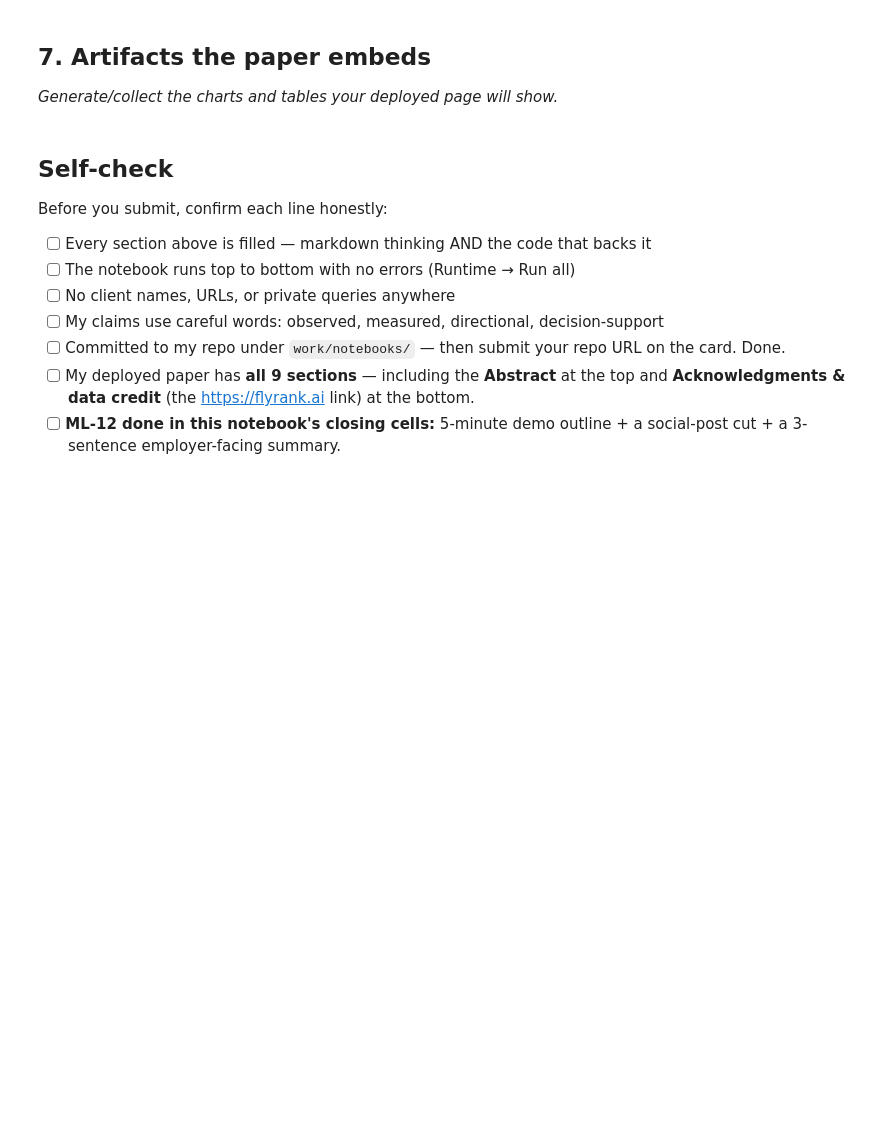
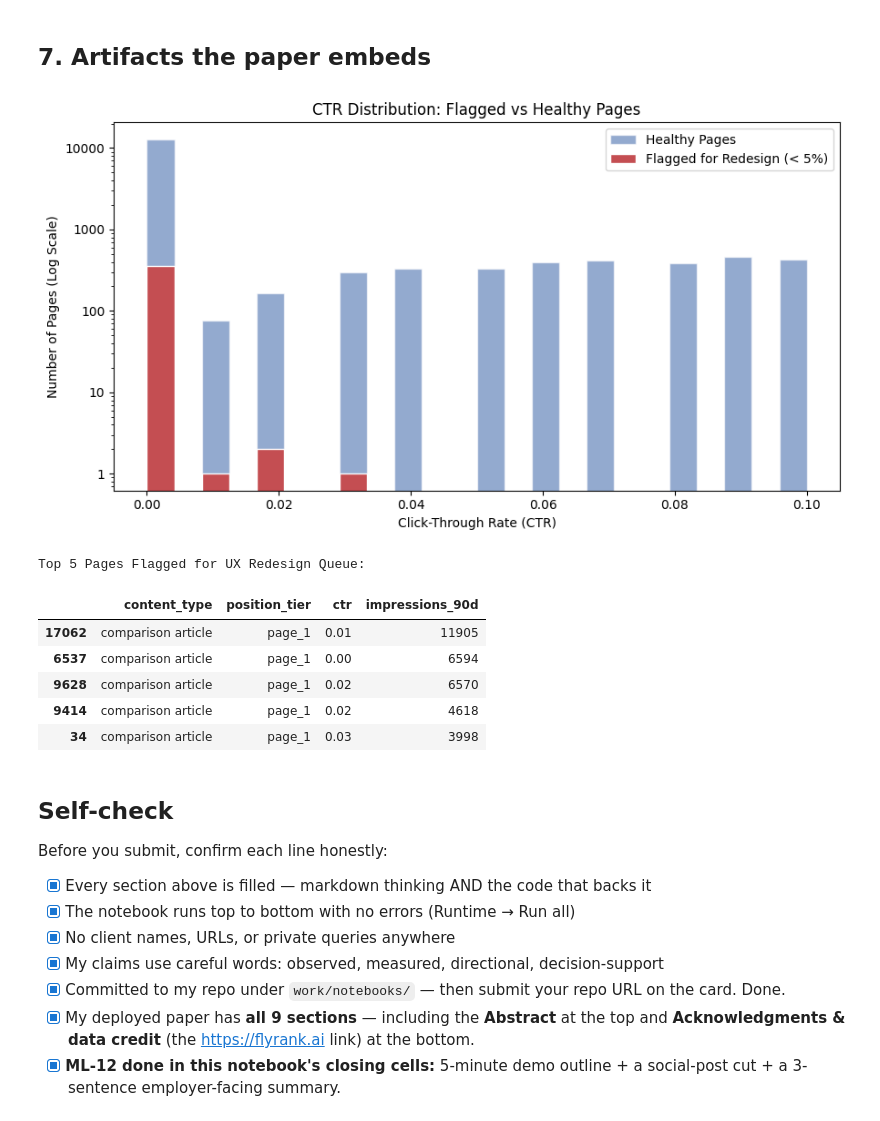
Before and after one commit to MihirJayswal812007/Flyrank-Internship, a Jupyter notebook: work/notebooks/capstone.ipynb, the cells around one changed output. Cells and saved outputs as stored; diff of their text form; code cells hidden in the pictures; blank space fills up the shorter version.

```diff
--- a/work/notebooks/capstone.ipynb
+++ b/work/notebooks/capstone.ipynb
@@ -33,16 +55,59 @@ This skeleton is yours to fill. Work the sections **in order** — each one has
 # %% [markdown]
 ## 7. Artifacts the paper embeds
-
-*Generate/collect the charts and tables your deployed page will show.*
+# %%
+import pandas as pd
+import numpy as np
+import matplotlib.pyplot as plt
+from matplotlib.ticker import ScalarFormatter
+
+# 1. Load Data
+url = "https://raw.githubusercontent.com/flyrank-bih/flyrank-ml-internship-starter/main/data/raw/content_refresh_anonymized.csv"
+df = pd.read_csv(url)
+
+# 2. Apply Model Logic to generate Queue
+df['action_score'] = np.where(
+    (df['content_type'].str.contains('comparison', case=False, na=False)) &
+    (df['position_tier'].isin(['page_1', 'top_3'])) &
+    (df['ctr'] < 0.05),
+    100, 0
+)
+action_queue = df[df['action_score'] == 100].sort_values(by=['impressions_90d'], ascending=False)
+
+# 3. Generate the Chart
+plt.figure(figsize=(9, 5))
+shared_bins = np.linspace(0, 0.10, 25)
+plt.hist(df[df['action_score'] == 0]['ctr'], bins=shared_bins, alpha=0.6, label='Healthy Pages', color='#4C72B0', edgecolor='white')
+plt.hist(action_queue['ctr'], bins=shared_bins, alpha=1.0, label='Flagged for Redesign (< 5%)', color='#C44E52', edgecolor='white')
+plt.yscale('log')
+plt.gca().yaxis.set_major_formatter(ScalarFormatter())
+plt.title('CTR Distribution: Flagged vs Healthy Pages')
+plt.xlabel('Click-Through Rate (CTR)')
+plt.ylabel('Number of Pages (Log Scale)')
+plt.legend()
+plt.tight_layout()
+plt.show()
+
+# 4. Show a sample of the queue
+print("\nTop 5 Pages Flagged for UX Redesign Queue:")
+display(action_queue[['content_type', 'position_tier', 'ctr', 'impressions_90d']].head(5))
+# %% [output]
+[figure, added]
+Top 5 Pages Flagged for UX Redesign Queue:
+|  | content_type | position_tier | ctr | impressions_90d |
+| 17062 | comparison article | page_1 | 0.01 | 11905 |
+| 6537 | comparison article | page_1 | 0.00 | 6594 |
+| 9628 | comparison article | page_1 | 0.02 | 6570 |
+| 9414 | comparison article | page_1 | 0.02 | 4618 |
+| 34 | comparison article | page_1 | 0.03 | 3998 |
 # %% [markdown]
 ## Self-check
 
 Before you submit, confirm each line honestly:
 
-- [ ] Every section above is filled — markdown thinking AND the code that backs it
-- [ ] The notebook runs top to bottom with no errors (Runtime → Run all)
-- [ ] No client names, URLs, or private queries anywhere
-- [ ] My claims use careful words: observed, measured, directional, decision-support
-- [ ] Committed to my repo under `work/notebooks/` — then submit your repo URL on the card. Done.
-- [ ] My deployed paper has **all 9 sections** — including the **Abstract** at the top and **Acknowledgments & data credit** (the https://flyrank.ai link) at the bottom.
-- [ ] **ML-12 done in this notebook's closing cells:** 5-minute demo outline + a social-post cut + a 3-sentence employer-facing summary.
+- [x] Every section above is filled — markdown thinking AND the code that backs it
+- [x] The notebook runs top to bottom with no errors (Runtime → Run all)
+- [x] No client names, URLs, or private queries anywhere
+- [x] My claims use careful words: observed, measured, directional, decision-support
+- [x] Committed to my repo under `work/notebooks/` — then submit your repo URL on the card. Done.
+- [x] My deployed paper has **all 9 sections** — including the **Abstract** at the top and **Acknowledgments & data credit** (the https://flyrank.ai link) at the bottom.
+- [x] **ML-12 done in this notebook's closing cells:** 5-minute demo outline + a social-post cut + a 3-sentence employer-facing summary.
```
Also changed, not shown: parts of 12 cells of this notebook.
